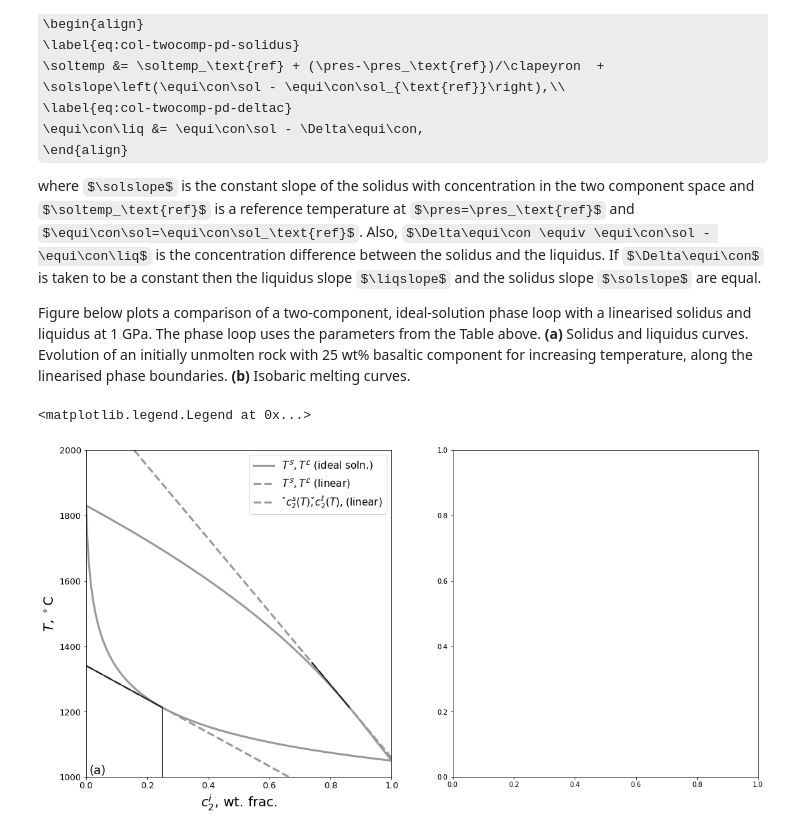
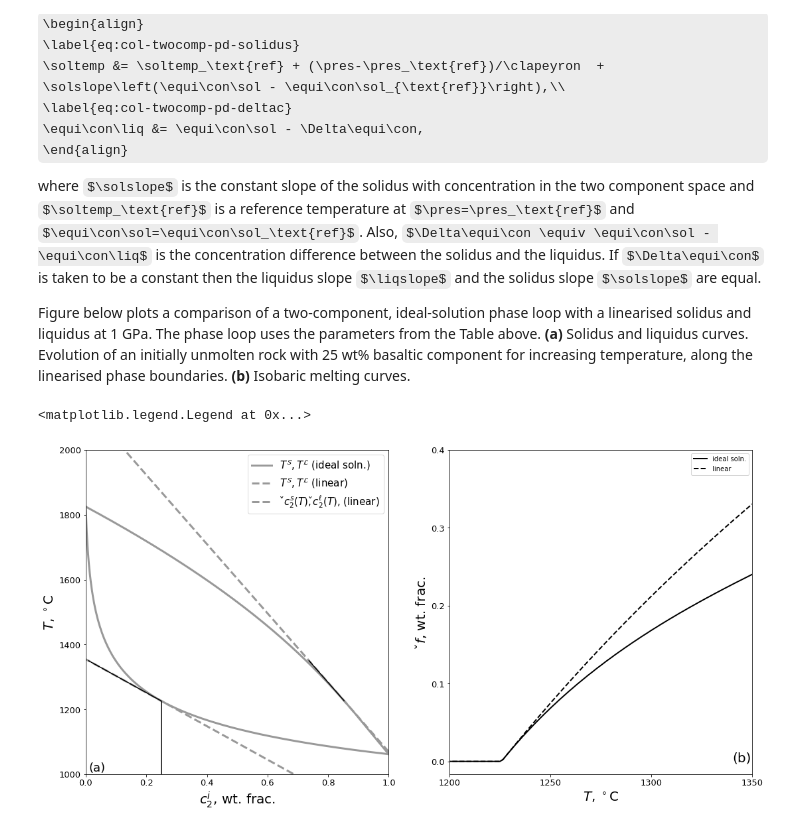
Before and after one commit to FoaLab/partially-molten-rock-PUP, a Jupyter notebook: content/features/ch10.ipynb, the cells around one changed output. Cells and saved outputs as stored; diff of their text form; code cells hidden in the pictures; some formulas as TeX source.

Commit message:
implementation of Figure 10.4 (b)

```diff
--- a/content/features/ch10.ipynb
+++ b/content/features/ch10.ipynb
@@ -508,36 +503,54 @@ Theta = EquilibriumState(len(par_lin), c, T, P, par, ParCoef_IdealSolution)
 # %%
+fig, ((axA, axB)) = plt.subplots(nrows=1, ncols=2, figsize=(18.0, 9.0))
+
+c = cvar
+T = Tref
+P = Pref
+Theta = EquilibriumState(len(par_lin), c, T, P, par_lin, ParCoef_IdealSolution)
+
 Cint = cref[1]*np.array([0.999, 1.001])
 f_Tint = interp1d(c[:,1], np.array([th.Ts for th in Theta]) - 273.)
 Tint = f_Tint(Cint)
 MS = (Tint[1]-Tint[0])/(Cint[1]-Cint[0])
 Tref = np.mean(Tint)
 f_Cint = interp1d(np.array([th.Tl for th in Theta]) - 273, c[:,1])
 Cint = f_Cint(Tint)
 ML = (Tint[1]-Tint[0])/(Cint[1]-Cint[0])
 Cref = np.mean(Cint)
 F, Cs, Cl = MeltFraction(Tvar-273, cref[1], ML, MS, Cref, cref[1], Tref)
+
+plots = []
+axA.plot(c[:,1], np.array([th.Ts for th in Theta])-273, '-', linewidth=3, color=[0.6, 0.6, 0.6])
+plots.append(axA.plot(c[:,1], np.array([th.Tl for th in Theta])-273, '-', linewidth=3, color=[0.6, 0.6, 0.6]))
+plots.append(axA.plot(c[:,1], SolLiqTemperature(c[:,1], Cref, ML, Tref), '--', color=[0.6, 0.6, 0.6], linewidth=3))
+plots.append(axA.plot(c[:,1], SolLiqTemperature(c[:,1], cref[1], MS, Tref),'--', color=[0.6, 0.6, 0.6], linewidth=3))
+axA.plot(Cs, Tvar-273, '-k', linewidth=1.5)
+axA.plot(Cl, Tvar-273, '-k', linewidth=1.5)
+
+axA.set_ylabel('$T$, $^\circ$C', fontsize=20)
+axA.set_xlabel('${c}^i_2$, wt. frac.', fontsize=20)
+axA.set_xlim([0, 1])
+axA.set_ylim([1000, 2000])
+axA.tick_params(axis='both', which='major', labelsize=13)
+axA.text(0.01, 1010., '(a)', fontsize=18)
+labels=['$T^\mathcal{S}, T^\mathcal{L}$ (ideal soln.)', '$T^\mathcal{S},T^\mathcal{L}$ (linear)',
+        '$\check{c}^s_2(T),\check{c}^\ell_2(T)$, (linear)']
+axA.legend(handles=([p[0] for p in plots]), fontsize=15, labels=labels)
+
+T = Tvar
+P = Pref
+c = cref
+Theta = EquilibriumState(len(par_lin), c, T, P, par_lin, ParCoef_IdealSolution)
+axB.plot(T-273, np.array([th.f for th in Theta]), '-k', linewidth=2, label='ideal soln.')
+axB.plot(T-273, F,'--k', linewidth=2, label='linear')
+axB.set_xlabel('$T$, $^\circ$C', fontsize=20)
+axB.set_xlim([1200, 1350])
+axB.set_xticks((1200, 1250, 1300, 1350))
+axB.set_ylabel('$\check{f}$, wt. frac.', fontsize=20)
+axB.set_yticks((0., 0.1, 0.2, 0.3, 0.4))
+axB.text(1340.01, 0.0, '(b)', fontsize=20)
+axB.tick_params(axis='both', which='major', labelsize=13)
+axB.legend()
+# %% [output]
+<matplotlib.legend.Legend at 0x...>
+[figure, added]
-# %%
-fig, ((axA, axB)) = plt.subplots(nrows=1, ncols=2, figsize=(18.0, 9.0))
-
-plots = []
-axA.plot(c[:,1], np.array([th.Ts for th in Theta])-273, '-', linewidth=3, color=[0.6, 0.6, 0.6])
-plots.append(axA.plot(c[:,1], np.array([th.Tl for th in Theta])-273, '-', linewidth=3, color=[0.6, 0.6, 0.6]))
-plots.append(axA.plot(c[:,1], SolLiqTemperature(c[:,1], Cref, ML, Tref), '--', color=[0.6, 0.6, 0.6], linewidth=3))
-plots.append(axA.plot(c[:,1], SolLiqTemperature(c[:,1], cref[1], MS, Tref),'--', color=[0.6, 0.6, 0.6], linewidth=3))
-axA.plot(Cs, Tvar-273, '-k', linewidth=1.5)
-axA.plot(Cl, Tvar-273, '-k', linewidth=1.5)
-
-axA.set_ylabel('$T$, $^\circ$C', fontsize=20)
-axA.set_xlabel('${c}^i_2$, wt. frac.', fontsize=20)
-axA.set_xlim([0, 1])
-axA.set_ylim([1000, 2000])
-axA.tick_params(axis='both', which='major', labelsize=13)
-axA.text(0.01, 1010., '(a)', fontsize=18)
-
-labels=['$T^\mathcal{S}, T^\mathcal{L}$ (ideal soln.)', '$T^\mathcal{S},T^\mathcal{L}$ (linear)',
-        '$\check{c}^s_2(T),\check{c}^\ell_2(T)$, (linear)']
-
-axA.legend(handles=([p[0] for p in plots]), fontsize=15, labels=labels)
-# %% [output]
-<matplotlib.legend.Legend at 0x...>
-[figure, removed]
```
Also changed, not shown: parts of 2 cells of this notebook.
